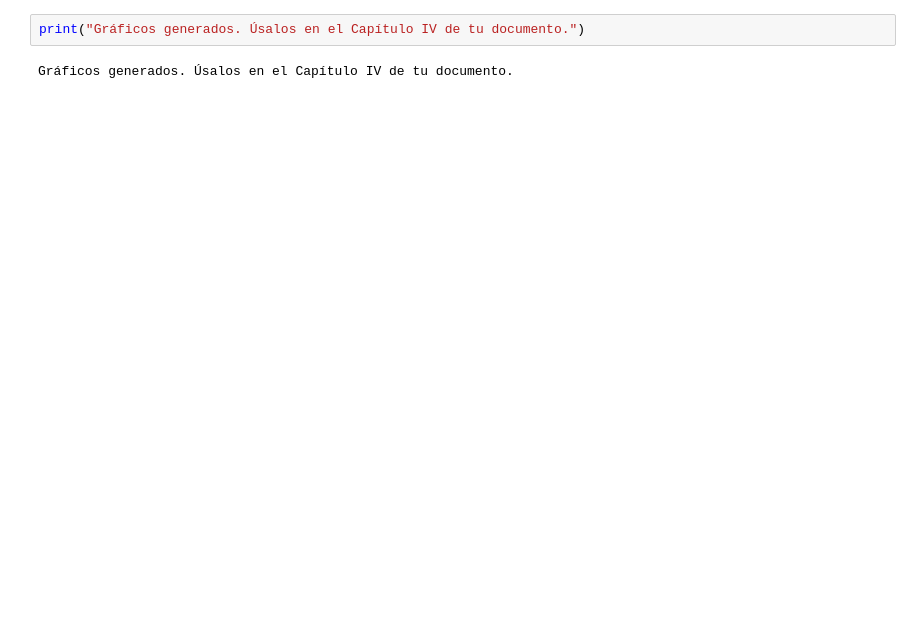
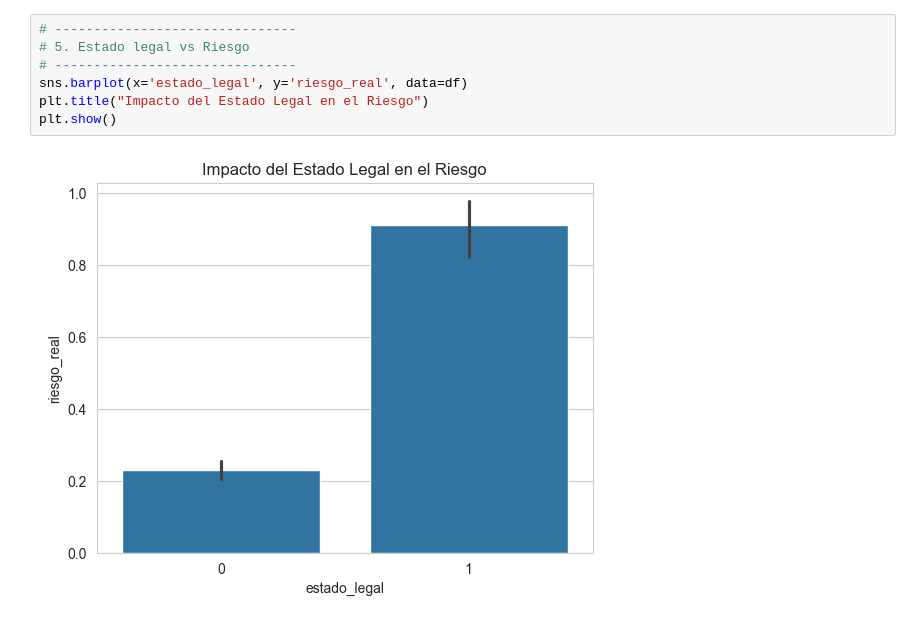
Before and after one commit to xacq/tesis_credito_ml, a Jupyter notebook: notebooks/02_analisis_exploratorio.ipynb, the cells around one changed output. Drawn from its saved outputs; the diff is of its cells as text; blank space fills up the shorter version.

```diff
--- a/notebooks/02_analisis_exploratorio.ipynb
+++ b/notebooks/02_analisis_exploratorio.ipynb
@@ -45,4 +44,9 @@ plt.show()
 # %%
-print("Gráficos generados. Úsalos en el Capítulo IV de tu documento.")
+# -------------------------------
+# 5. Estado legal vs Riesgo
+# -------------------------------
+sns.barplot(x='estado_legal', y='riesgo_real', data=df)
+plt.title("Impacto del Estado Legal en el Riesgo")
+plt.show()
 # %% [output]
-Gráficos generados. Úsalos en el Capítulo IV de tu documento.
+[figure, added]
```
Also changed, not shown: parts of 8 cells of this notebook, 27 other files.
